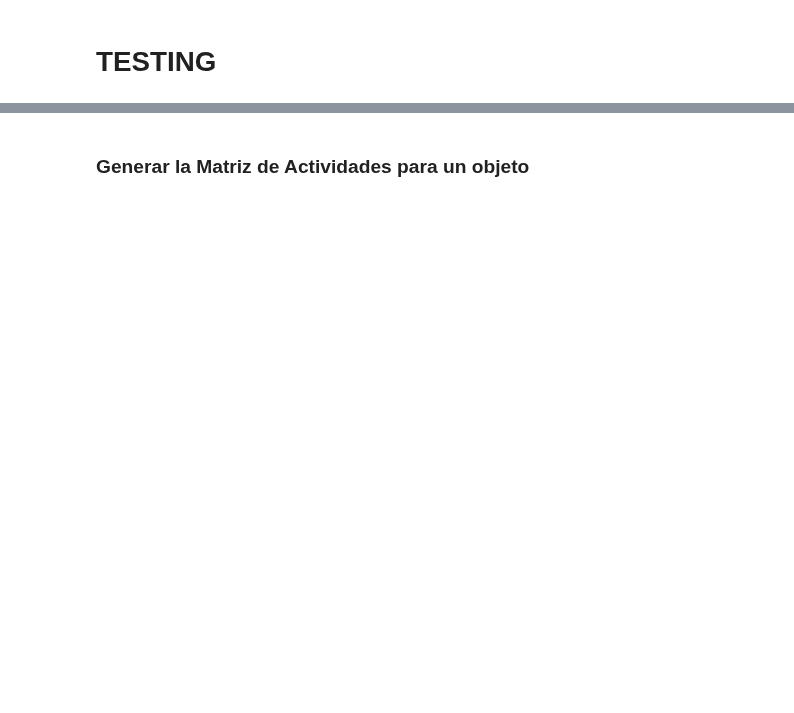
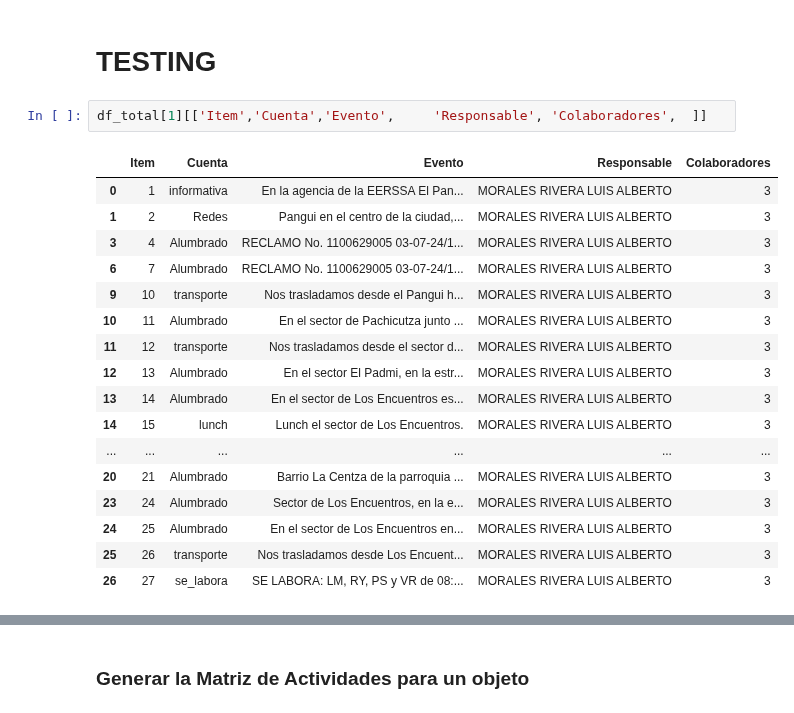
Before and after one commit to ernestopalacios/ordenes_de_trabajo, a Jupyter notebook: Test_GestionOT.ipynb, the cells around one changed output, grey strips where cells are left out. Cells and saved outputs as stored; diff of their text form; blank space fills up the shorter version.

```diff
--- a/Test_GestionOT.ipynb
+++ b/Test_GestionOT.ipynb
@@ -83,3 +198,23 @@ https://scikit-learn.org/stable/model_persistence.html#security-maintainability-
 # %% [markdown]
 # TESTING
+# %%
+df_total[1][['Item','Cuenta','Evento',     'Responsable', 'Colaboradores',  ]]
+# %% [output]
+|  | Item | Cuenta | Evento | Responsable | Colaboradores |
+| 0 | 1 | informativa | En la agencia de la EERSSA El Pan... | MORALES RIVERA LUIS ALBERTO | 3 |
+| 1 | 2 | Redes | Pangui en el centro de la ciudad,... | MORALES RIVERA LUIS ALBERTO | 3 |
+| 3 | 4 | Alumbrado | RECLAMO No. 1100629005 03-07-24/1... | MORALES RIVERA LUIS ALBERTO | 3 |
+| 6 | 7 | Alumbrado | RECLAMO No. 1100629005 03-07-24/1... | MORALES RIVERA LUIS ALBERTO | 3 |
+| 9 | 10 | transporte | Nos trasladamos desde el Pangui h... | MORALES RIVERA LUIS ALBERTO | 3 |
+| 10 | 11 | Alumbrado | En el sector de Pachicutza junto ... | MORALES RIVERA LUIS ALBERTO | 3 |
+| 11 | 12 | transporte | Nos trasladamos desde el sector d... | MORALES RIVERA LUIS ALBERTO | 3 |
+| 12 | 13 | Alumbrado | En el sector El Padmi, en la estr... | MORALES RIVERA LUIS ALBERTO | 3 |
+| 13 | 14 | Alumbrado | En el sector de Los Encuentros es... | MORALES RIVERA LUIS ALBERTO | 3 |
+| 14 | 15 | lunch | Lunch el sector de Los Encuentros. | MORALES RIVERA LUIS ALBERTO | 3 |
+| ... | ... | ... | ... | ... | ... |
+| 20 | 21 | Alumbrado | Barrio La Centza de la parroquia ... | MORALES RIVERA LUIS ALBERTO | 3 |
+| 23 | 24 | Alumbrado | Sector de Los Encuentros, en la e... | MORALES RIVERA LUIS ALBERTO | 3 |
+| 24 | 25 | Alumbrado | En el sector de Los Encuentros en... | MORALES RIVERA LUIS ALBERTO | 3 |
+| 25 | 26 | transporte | Nos trasladamos desde Los Encuent... | MORALES RIVERA LUIS ALBERTO | 3 |
+| 26 | 27 | se_labora | SE LABORA: LM, RY, PS y VR de 08:... | MORALES RIVERA LUIS ALBERTO | 3 |
 # %%
```
Also changed, not shown: parts of 18 cells of this notebook, 13 other files.
